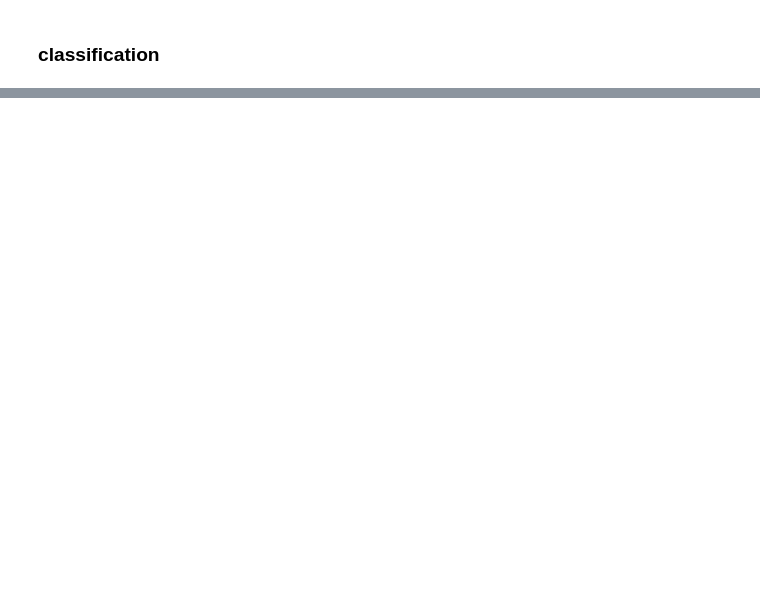
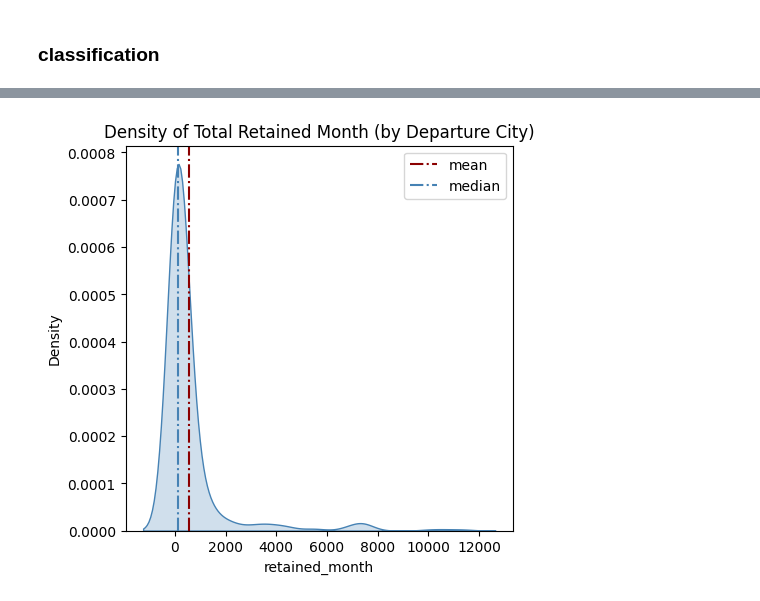
Before and after one commit to Blair-Lu-c/MADS, a Jupyter notebook: Machine_Learning_2/Forecasting_the_evolution_of_transportation_networks.ipynb, the cells around one changed output, grey strips where cells are left out. Cells and saved outputs as stored; diff of their text form; code cells hidden in the pictures; blank space fills up the shorter version.

```diff
--- a/Machine_Learning_2/Forecasting_the_evolution_of_transportation_networks.ipynb
+++ b/Machine_Learning_2/Forecasting_the_evolution_of_transportation_networks.ipynb
@@ -880,0 +1185,7 @@ if __name__ == '__main__':
+# %%
+#calculate total retained months of all edges by departure cities
+group = retain_df.groupby('origin')
+sum_retained_month = pd.DataFrame(group['retained_month'].sum())
+sorted_sum_retained_month = sum_retained_month.sort_values(by='retained_month')
+# top 5 cities
+sorted_sum_retained_month.tail(5)
@@ -880,0 +1208,11 @@ if __name__ == '__main__':
+# %%
+# plot kdeplot to check the density of total retained months (group by departure city)
+plt.figure(figsize=(5,5))
+sns.kdeplot(sorted_sum_retained_month.retained_month,color='steelblue', shade=True)
+plt.axvline(sorted_sum_retained_month.retained_month.mean(), label='mean',linestyle='-.', color='darkred')
+plt.axvline(sorted_sum_retained_month.retained_month.median(), label='median',linestyle='-.', color='steelblue')
+plt.legend(loc='upper right')
+plt.title('Density of Total Retained Month (by Departure City)')
+plt.show()
+# %% [output]
+[figure, added]
```
Also changed, not shown: parts of 47 cells of this notebook.
